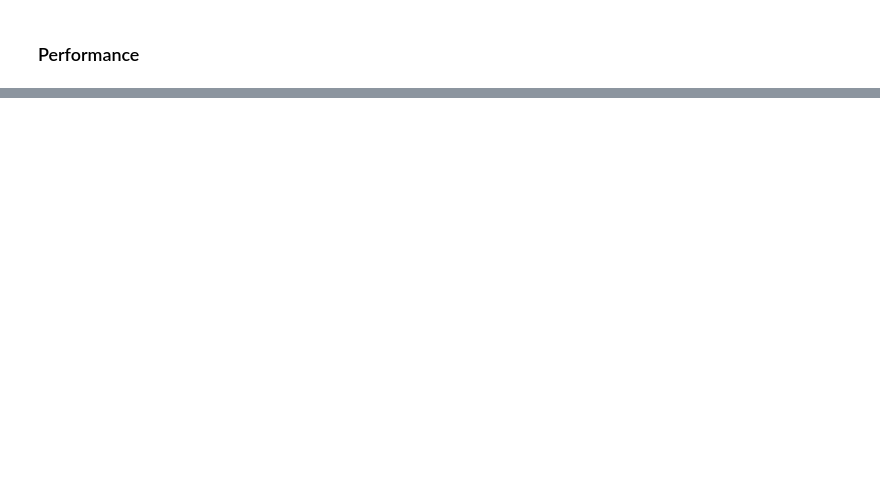
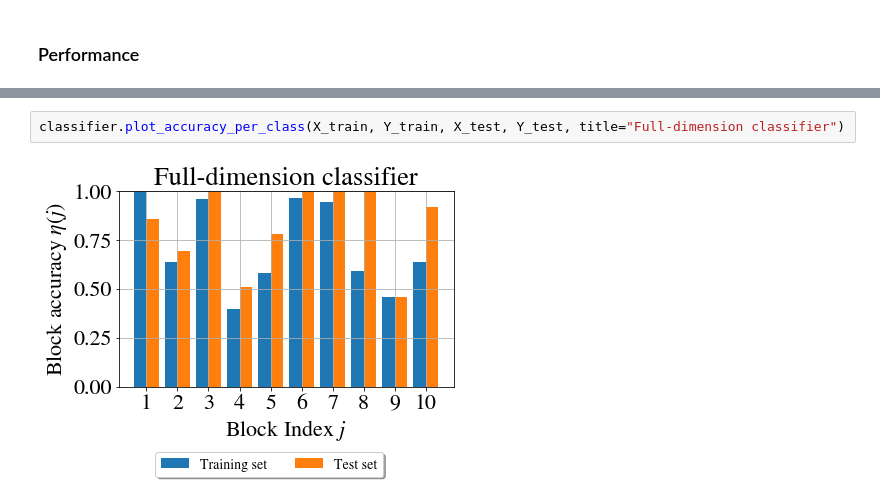
Before and after one commit to LozzaTray/Jormungandr-code, a Jupyter notebook: school-2.ipynb, the cells around one changed output, grey strips where cells are left out. Cells and saved outputs as stored; diff of their text form; blank space fills up the shorter version.

```diff
--- a/school-2.ipynb
+++ b/school-2.ipynb
@@ -187,3 +185,7 @@ Discarded 4 features
+# %%
+classifier.plot_accuracy_per_class(X_train, Y_train, X_test, Y_test, title="Full-dimension classifier")
+# %% [output]
+[figure, added]
 # %%
 reduced_X_train, reduced_X_test = X_train[:, kept_features], X_test[:, kept_features]
 
```
Also changed, not shown: parts of 18 cells of this notebook, 4 other files.
